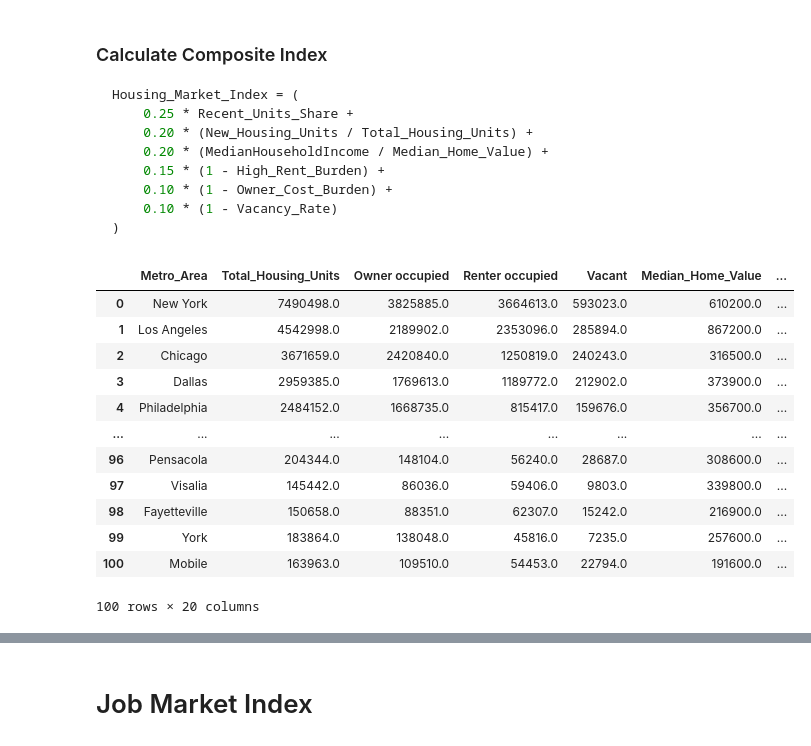
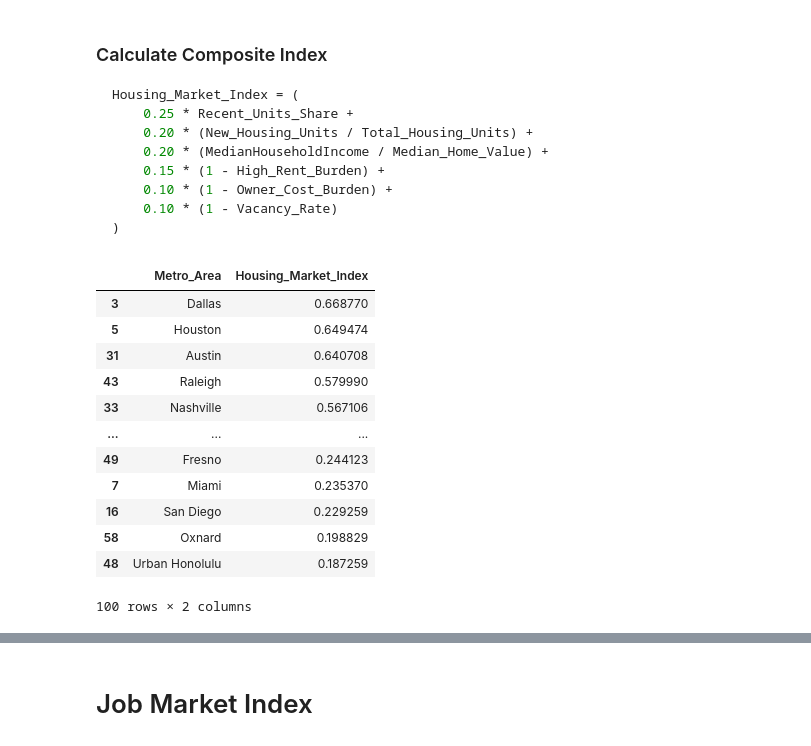
Before and after one commit to Makster04/Housing_Market_Index, a Jupyter notebook: Notebook.ipynb, the cells around one changed output, grey strips where cells are left out. Cells and saved outputs as stored; diff of their text form; code cells hidden in the pictures.

```diff
--- a/Notebook.ipynb
+++ b/Notebook.ipynb
@@ -247,47 +229,54 @@ features = {
     'Recent_Units_Share': housing_index_df['Recent_Units_Share'],
     'New_Units_Rate': housing_index_df['New_Housing_Units'] / housing_index_df['Total_Housing_Units'],
     'Affordability_Ratio': housing_index_df['MedianHouseholdIncome'] / housing_index_df['Median_Home_Value'],
     'Rent_Burden_Inverse': 1 - housing_index_df['Rent_Burden_Rate'],
     'Owner_Burden_Inverse': 1 - housing_index_df['Owner_Burden_Rate'],
     'Vacancy_Inverse': 1 - housing_index_df['Vacancy_Rate']
 }
 
 # Create DataFrame of these features
 feature_df = pd.DataFrame(features)
 
 # Apply Min-Max Normalization to scale everything between 0 and 1
 scaler = MinMaxScaler()
 normalized_features = pd.DataFrame(
     scaler.fit_transform(feature_df),
     columns=feature_df.columns,
     index=feature_df.index
 )
 
 # Weighted Composite Index Calculation
 housing_index_df['Housing_Market_Index'] = (
     0.25 * normalized_features['Recent_Units_Share'] +
     0.20 * normalized_features['New_Units_Rate'] +
     0.20 * normalized_features['Affordability_Ratio'] +
     0.15 * normalized_features['Rent_Burden_Inverse'] +
     0.10 * normalized_features['Owner_Burden_Inverse'] +
     0.10 * normalized_features['Vacancy_Inverse']
 )
 
-housing_index_df
+# Create final summary table
+housing_summary_df = housing_index_df[['Metro_Area', 'Housing_Market_Index']].copy()
+
+# Optional: Sort by healthiest markets (higher is better)
+housing_summary_df = housing_summary_df.sort_values(by='Housing_Market_Index', ascending=False)
+
+# Show result
+housing_summary_df
 # %% [output]
-|  | Metro_Area | Total_Housing_Units | Owner occupied | Renter occupied | Vacant | Median_Home_Value | ... |
-| 0 | New York | 7490498.0 | 3825885.0 | 3664613.0 | 593023.0 | 610200.0 | ... |
-| 1 | Los Angeles | 4542998.0 | 2189902.0 | 2353096.0 | 285894.0 | 867200.0 | ... |
-| 2 | Chicago | 3671659.0 | 2420840.0 | 1250819.0 | 240243.0 | 316500.0 | ... |
-| 3 | Dallas | 2959385.0 | 1769613.0 | 1189772.0 | 212902.0 | 373900.0 | ... |
-| 4 | Philadelphia | 2484152.0 | 1668735.0 | 815417.0 | 159676.0 | 356700.0 | ... |
-| ... | ... | ... | ... | ... | ... | ... | ... |
-| 96 | Pensacola | 204344.0 | 148104.0 | 56240.0 | 28687.0 | 308600.0 | ... |
-| 97 | Visalia | 145442.0 | 86036.0 | 59406.0 | 9803.0 | 339800.0 | ... |
-| 98 | Fayetteville | 150658.0 | 88351.0 | 62307.0 | 15242.0 | 216900.0 | ... |
-| 99 | York | 183864.0 | 138048.0 | 45816.0 | 7235.0 | 257600.0 | ... |
-| 100 | Mobile | 163963.0 | 109510.0 | 54453.0 | 22794.0 | 191600.0 | ... |
+|  | Metro_Area | Housing_Market_Index |
+| 3 | Dallas | 0.668770 |
+| 5 | Houston | 0.649474 |
+| 31 | Austin | 0.640708 |
+| 43 | Raleigh | 0.579990 |
+| 33 | Nashville | 0.567106 |
+| ... | ... | ... |
+| 49 | Fresno | 0.244123 |
+| 7 | Miami | 0.235370 |
+| 16 | San Diego | 0.229259 |
+| 58 | Oxnard | 0.198829 |
+| 48 | Urban Honolulu | 0.187259 |
-100 rows × 20 columns
+100 rows × 2 columns
 # %%
 import shap
 import xgboost as xgb
```
Also changed, not shown: parts of 9 cells of this notebook, 2 other files.
